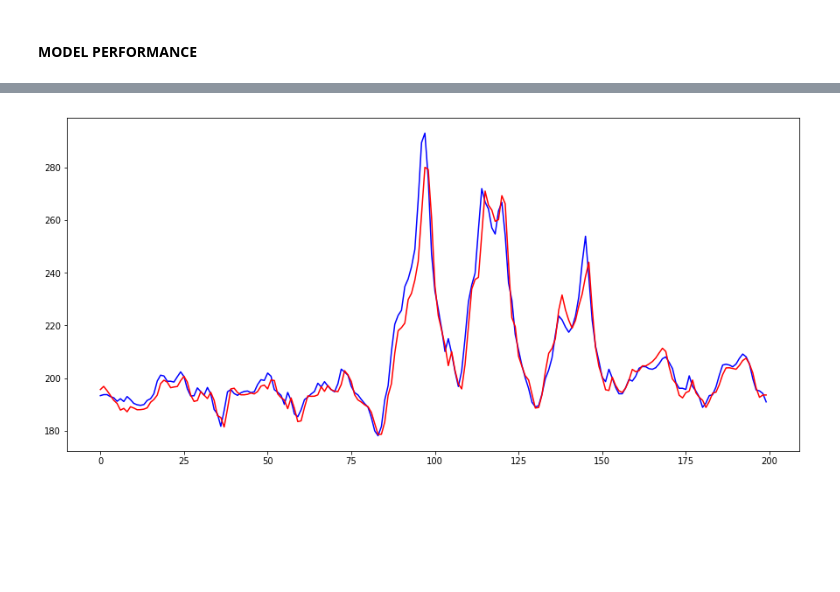
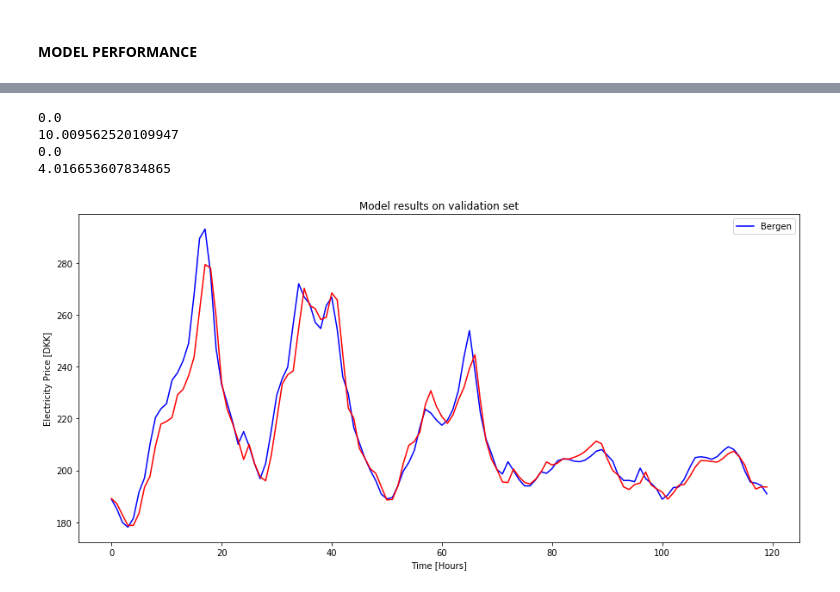
Before and after one commit to matteobonanomi/dsnd-capstone, a Jupyter notebook: notebook/LSTM.ipynb, the cells around one changed output, grey strips where cells are left out. Cells and saved outputs as stored; diff of their text form; code cells hidden in the pictures; blank space fills up the shorter version.

```diff
--- a/notebook/LSTM.ipynb
+++ b/notebook/LSTM.ipynb
@@ -185,6 +182,0 @@ for i in range(len(test_scaled)):
-# %%
-# report performance
-rmse = sqrt(mean_squared_error(raw_values[-test_size:], predictions))
-mae = mean_absolute_error(raw_values[-test_size:], predictions)
-print('Test RMSE: %.3f' % rmse)
-print('Test MAE: %.3f' % mae)
@@ -193,0 +183,16 @@ Test MAE: 3.986
+# %%
+def evaluate_model_performance(lstm_ensemble, test_scaled = test_scaled, raw_values = raw_values):
+    rmse_ensemble = list()
+    mae_ensemble = list()
+    predictions_ensemble = list()
+    test_samples = test_scaled.shape[0]
+    for i in tqdm_notebook(range(len(lstm_ensemble))):
+        predictions = make_predictions(lstm_ensemble[i],test_scaled)
+        predictions_ensemble.append(predictions)
+        rmse = sqrt(mean_squared_error(raw_values[-test_samples:], predictions))
+        rmse_ensemble.append(rmse)
+        mae = mean_absolute_error(raw_values[-test_samples:], predictions)
+        mae_ensemble.append(mae)
+    return rmse_ensemble, mae_ensemble, predictions_ensemble
+# %%
+rmse_ensemble, mae_ensemble, predictions_ensemble = evaluate_model_performance(lstm_ensemble, test_scaled = test_scaled, raw_values = raw_values)
@@ -194,9 +201,30 @@ Test MAE: 3.986
+# %%
+print(np.std(np.array(rmse_ensemble)))
+print(np.mean(np.array(rmse_ensemble)))
+print(np.std(np.array(mae_ensemble)))
+print(np.mean(np.array(mae_ensemble)))
+# %% [output]
+0.0
+10.009562520109947
+0.0
+4.016653607834865
 # %%
 # line plot of observed vs predicted
-pyplot.figure(figsize=(15,7))
-subset= 200
-pyplot.plot(range(subset),raw_values[-subset:],color = 'b')
-pyplot.plot(range(subset),predictions[-subset:], color = 'r')
-pyplot.show()
+def plot_sample_preditions(predictions_ensemble,n_model=0,n_day=5):
+
+    subset= 24*n_day
+    model_predictions = predictions_ensemble[n_model]
+
+    plt.figure(figsize=(15,7))
+    plt.title('Model results on validation set')
+    plt.xlabel('Time [Hours]')
+    plt.ylabel('Electricity Price [DKK]')
+    plt.plot(range(subset),raw_values[-subset:],color = 'b')
+    plt.plot(range(subset),model_predictions[-subset:], color = 'r')
+    plt.legend()
+    plt.show()
+    return
-# %% [output]
-[figure, removed]
+# %%
+plot_sample_preditions(predictions_ensemble)
+# %% [output]
+[figure, added]
```
Also changed, not shown: parts of 11 cells of this notebook.
